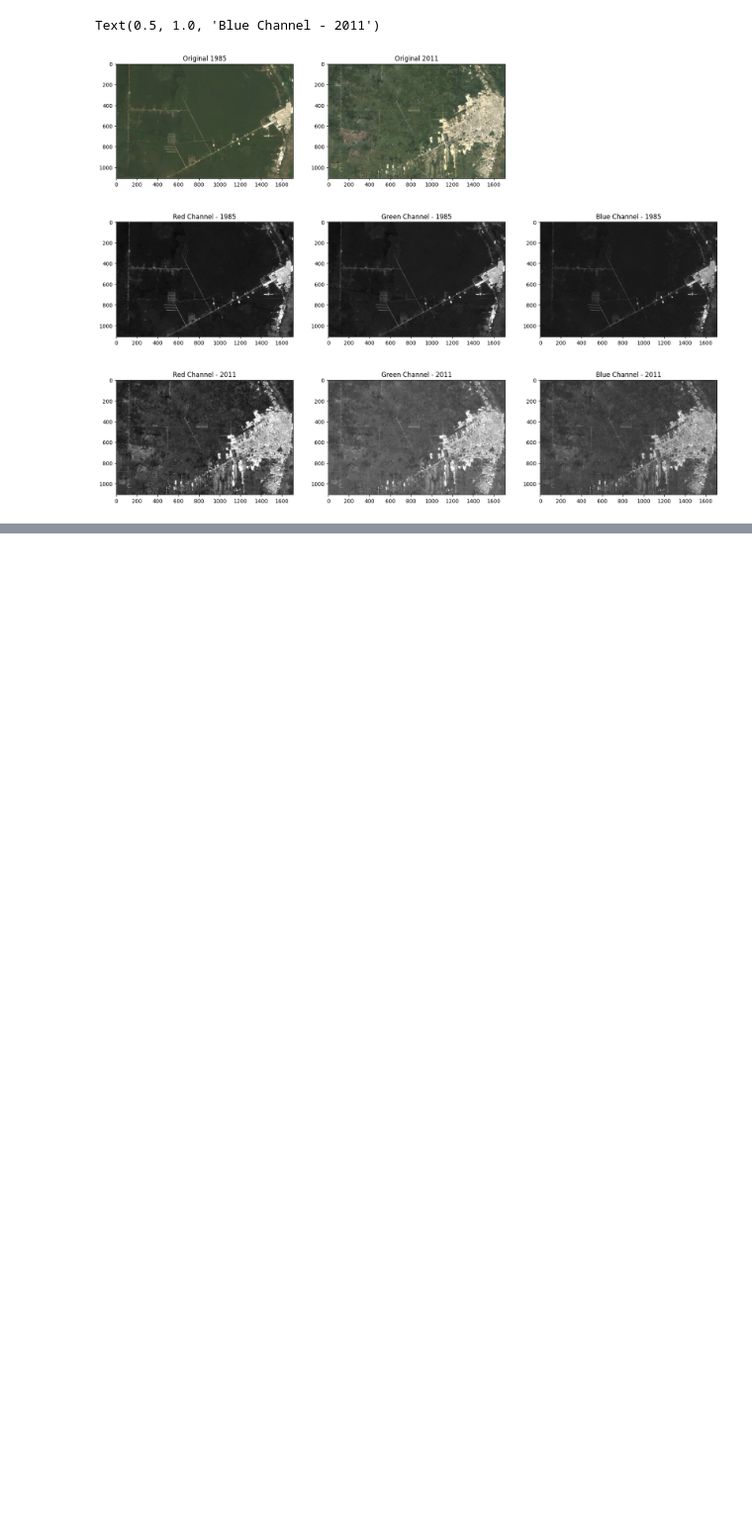
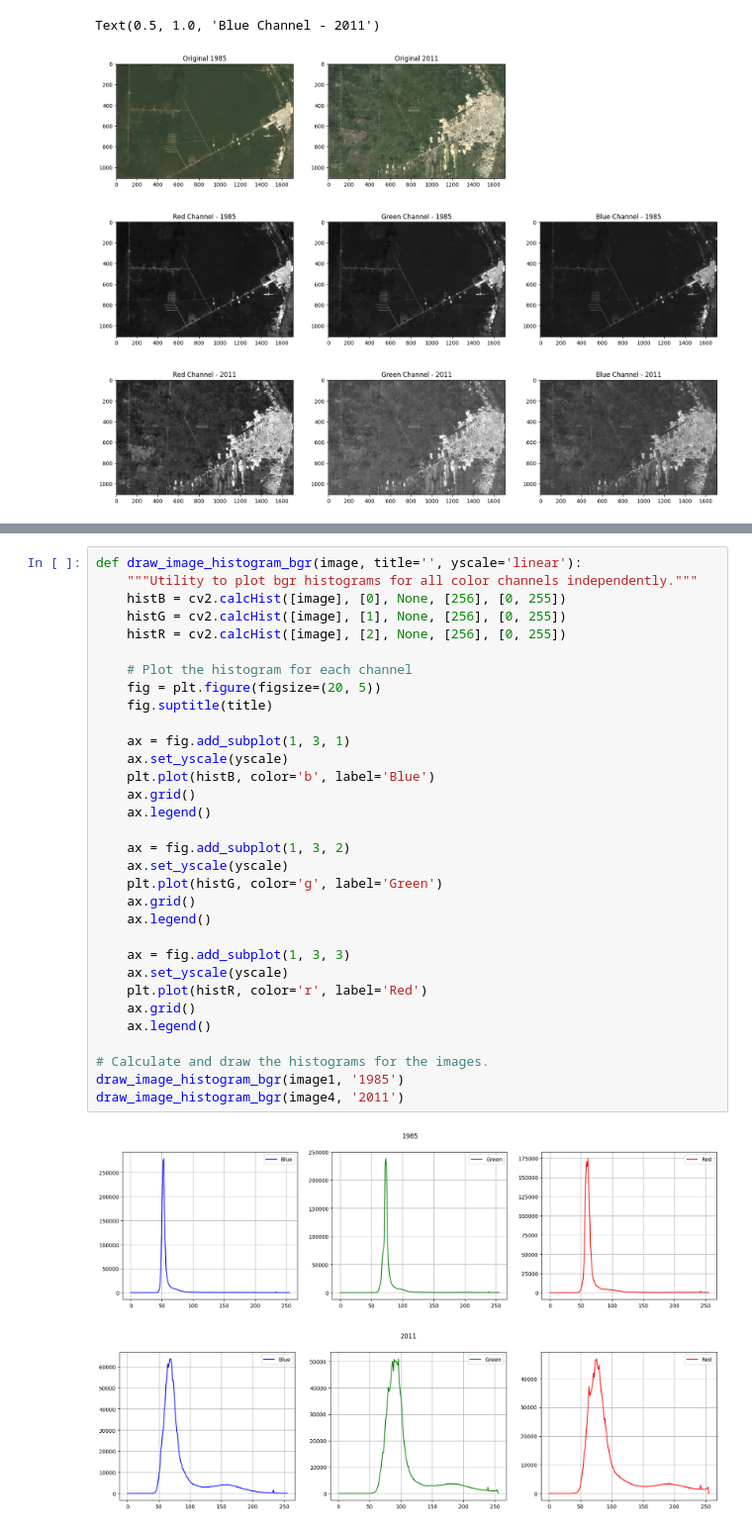
Before and after one commit to saulyaguana/Histograms-ColorSegmentation, a Jupyter notebook: App1/deforestationAnalysis.ipynb, the cells around one changed output, grey strips where cells are left out. Shown at 99% size. Cells and saved outputs as stored; diff of their text form; blank space fills up the shorter version.

Commit message:
Drawing histograms of two images with a function we created

```diff
--- a/App1/deforestationAnalysis.ipynb
+++ b/App1/deforestationAnalysis.ipynb
@@ -60,0 +65,35 @@ Text(0.5, 1.0, 'Blue Channel - 2011')
+# %%
+def draw_image_histogram_bgr(image, title='', yscale='linear'):
+    """Utility to plot bgr histograms for all color channels independently."""
+    histB = cv2.calcHist([image], [0], None, [256], [0, 255])
+    histG = cv2.calcHist([image], [1], None, [256], [0, 255])
+    histR = cv2.calcHist([image], [2], None, [256], [0, 255])
+
+    # Plot the histogram for each channel
+    fig = plt.figure(figsize=(20, 5))
+    fig.suptitle(title)
+
+    ax = fig.add_subplot(1, 3, 1)
+    ax.set_yscale(yscale)
+    plt.plot(histB, color='b', label='Blue')
+    ax.grid()
+    ax.legend()
+
+    ax = fig.add_subplot(1, 3, 2)
+    ax.set_yscale(yscale)
+    plt.plot(histG, color='g', label='Green')
+    ax.grid()
+    ax.legend()
+
+    ax = fig.add_subplot(1, 3, 3)
+    ax.set_yscale(yscale)
+    plt.plot(histR, color='r', label='Red')
+    ax.grid()
+    ax.legend()
+
+# Calculate and draw the histograms for the images.
+draw_image_histogram_bgr(image1, '1985')
+draw_image_histogram_bgr(image4, '2011')
+# %% [output]
+[figure, added]
+[figure, added]
```
Also changed, not shown: parts of 1 cell of this notebook.
